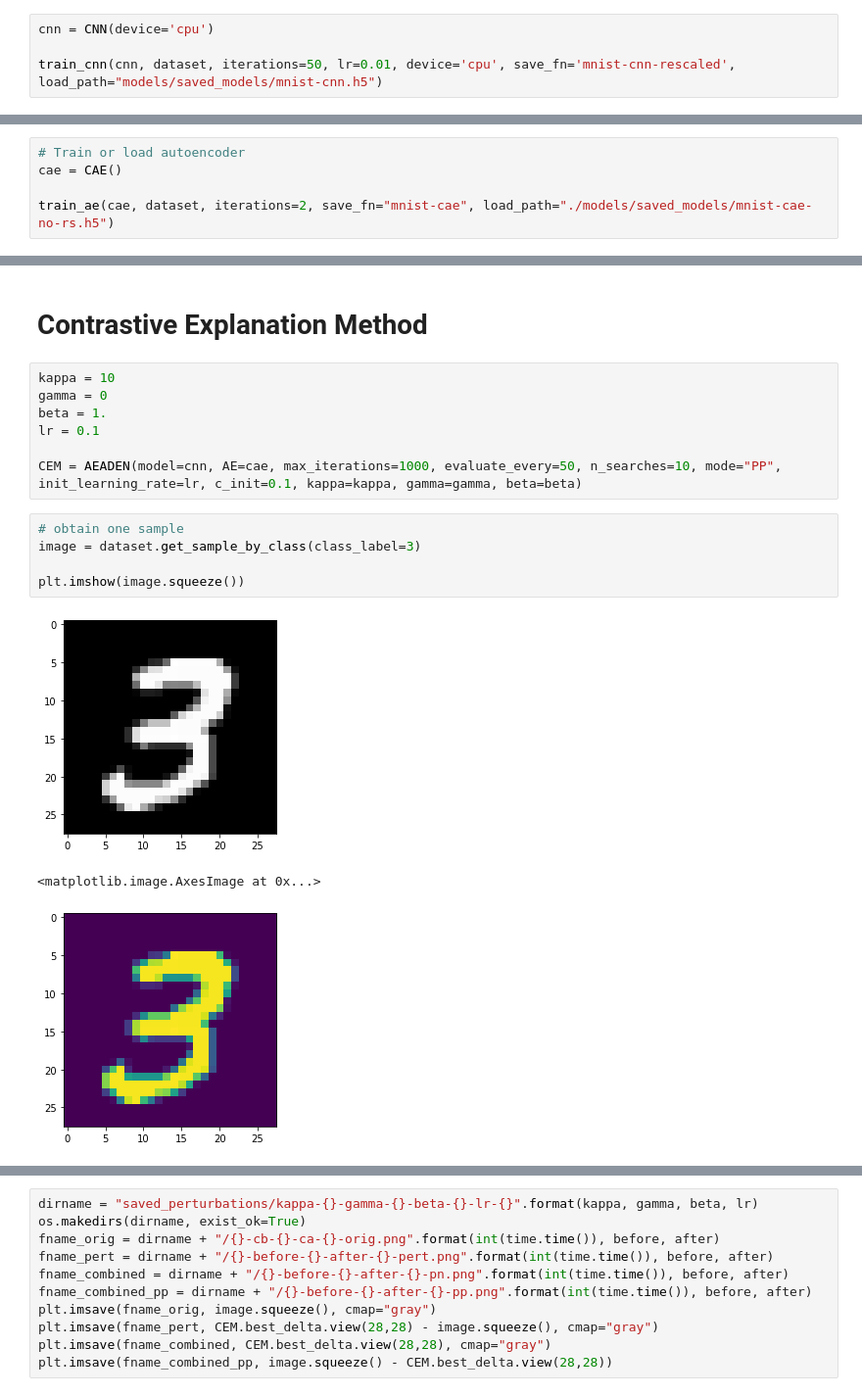
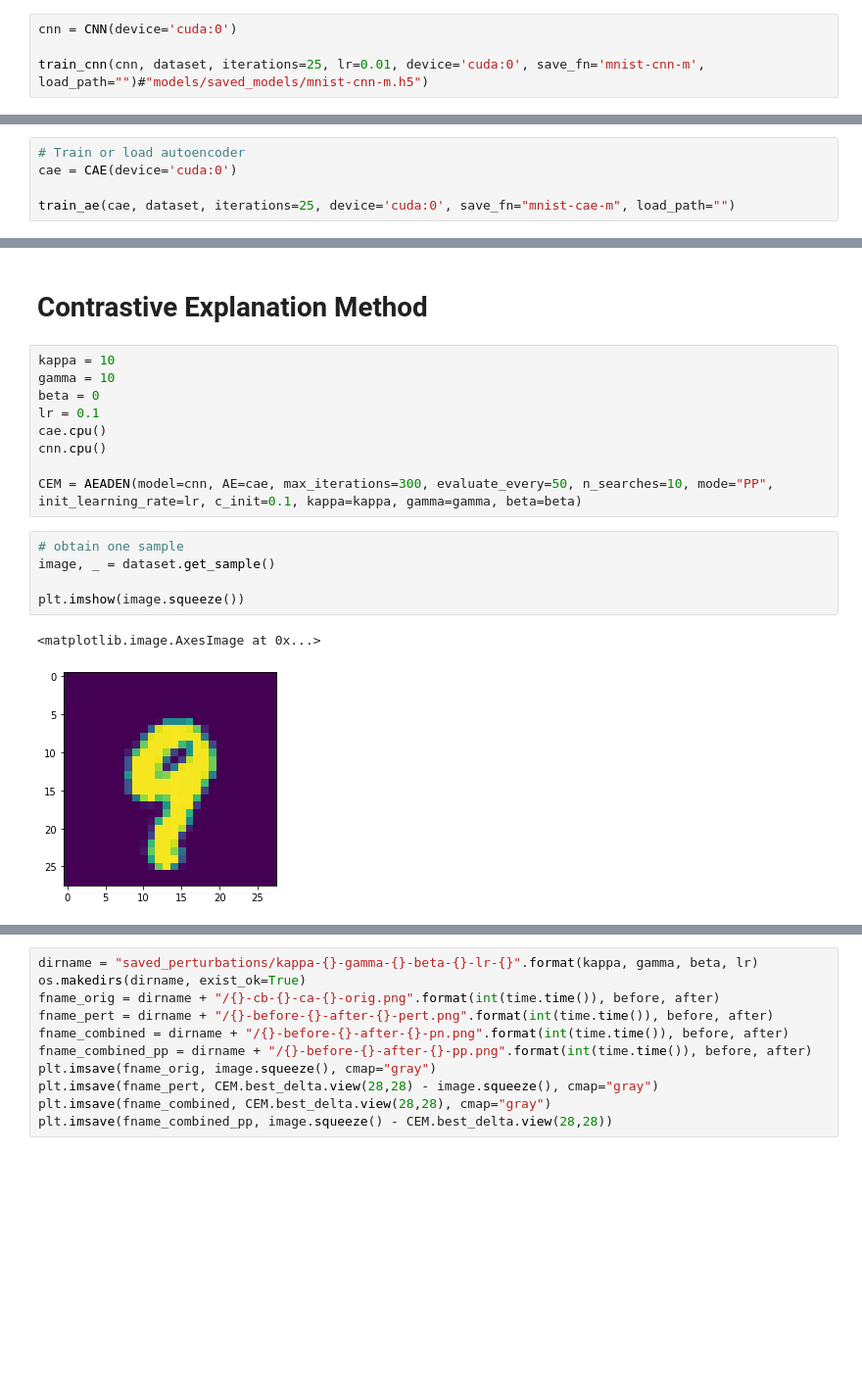
Before and after one commit to davidvos/contrastive-explanation-method, a Jupyter notebook: main-marcel.ipynb, the cells around one changed output, grey strips where cells are left out. Shown at 98% size. Cells and saved outputs as stored; diff of their text form; blank space fills up the shorter version.

Commit message:
trained cnn longer
trained cnn for more iteration and changed cem train print notation

```diff
--- a/main-marcel.ipynb
+++ b/main-marcel.ipynb
@@ -19,6 +19,6 @@ dataset = MNIST(batch_size=64)
 # %% [markdown]
 # Training the classifier
 # %%
-cnn = CNN(device='cpu')
+cnn = CNN(device='cuda:0')
 
-train_cnn(cnn, dataset, iterations=50, lr=0.01, device='cpu', save_fn='mnist-cnn-rescaled', load_path="models/saved_models/mnist-cnn.h5")
+train_cnn(cnn, dataset, iterations=25, lr=0.01, device='cuda:0', save_fn='mnist-cnn-m', load_path="")#"models/saved_models/mnist-cnn-m.h5")
@@ -35,6 +53,6 @@ output = output.detach().numpy()
 This section trains the autoencoder which will be used as regularizer for the data space which the perturbations are found in.
 # %%
 # Train or load autoencoder
-cae = CAE()
+cae = CAE(device='cuda:0')
 
-train_ae(cae, dataset, iterations=2, save_fn="mnist-cae", load_path="./models/saved_models/mnist-cae-no-rs.h5")
+train_ae(cae, dataset, iterations=25, device='cuda:0', save_fn="mnist-cae-m", load_path="")
@@ -68,20 +105,21 @@ for images, row in zip([images, output], axes):
 # Contrastive Explanation Method
 # %%
 kappa = 10
-gamma = 0
-beta = 1.
+gamma = 10
+beta = 0
 lr = 0.1
+cae.cpu()
+cnn.cpu()
 
-CEM = AEADEN(model=cnn, AE=cae, max_iterations=1000, evaluate_every=50, n_searches=10, mode="PP", init_learning_rate=lr, c_init=0.1, kappa=kappa, gamma=gamma, beta=beta)
+CEM = AEADEN(model=cnn, AE=cae, max_iterations=300, evaluate_every=50, n_searches=10, mode="PP", init_learning_rate=lr, c_init=0.1, kappa=kappa, gamma=gamma, beta=beta)
 # %%
 # obtain one sample
-image = dataset.get_sample_by_class(class_label=3)
+image, _ = dataset.get_sample()
 
 plt.imshow(image.squeeze())
 # %% [output]
+<matplotlib.image.AxesImage at 0x...>
-[figure, old version]
+[figure, new version]
-<matplotlib.image.AxesImage at 0x...>
-[figure, removed]
 # %%
 # find pertinent negatives
 cnn.float()
```
Also changed, not shown: parts of 12 cells of this notebook, 11 other files.
